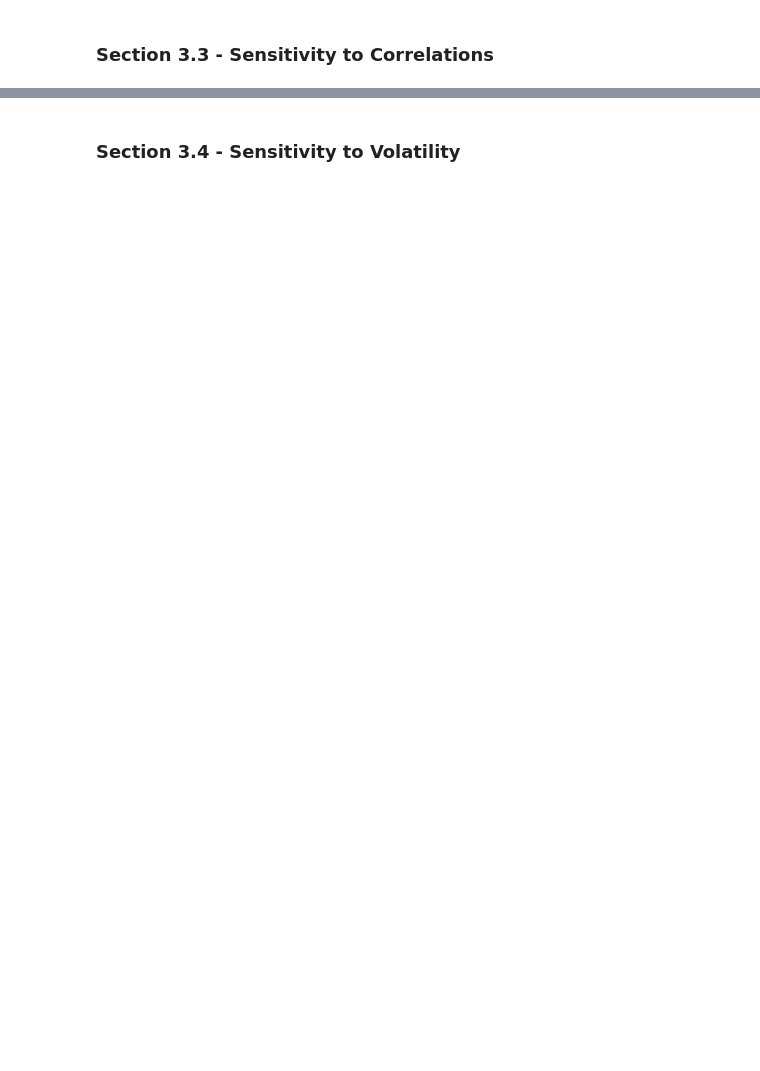
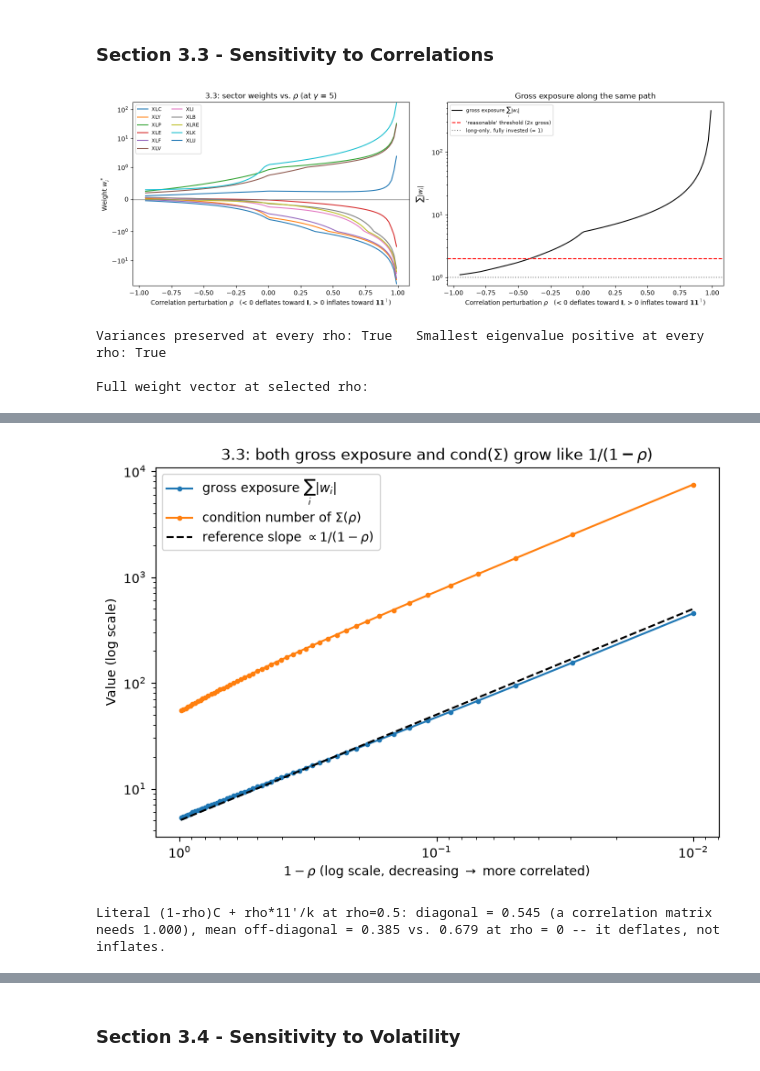
Before and after one commit to tzs7ch/stat4170-adam, a Jupyter notebook: case-studies/cs1/cs1_pipeline.ipynb, the cells around one changed output, grey strips where cells are left out. Cells and saved outputs as stored; diff of their text form; code cells hidden in the pictures; blank space fills up the shorter version.

```diff
--- a/case-studies/cs1/cs1_pipeline.ipynb
+++ b/case-studies/cs1/cs1_pipeline.ipynb
@@ -669,2 +937,79 @@ The important part is that this is entirely an estimation problem, not a propert
 # %% [markdown]
 ### Section 3.3 - Sensitivity to Correlations
+# %%
+# --- 3.3: Sigma = D C D, then perturb only C ---
+D_base = np.sqrt(np.diag(Sigma_base))                 # diag(sigma_1, ..., sigma_k)
+C_base = Sigma_base / np.outer(D_base, D_base)        # correlation matrix
+ONES_MAT = np.ones((K, K))
+OFFDIAG = ~np.eye(K, dtype=bool)
+
+
+def corr_perturbed(rho):
+    """C(rho): blend the estimated correlation matrix toward all-ones (rho > 0, inflate) or
+    toward the identity (rho < 0, deflate). Both targets are themselves correlation matrices,
+    so the diagonal stays exactly 1 -- the variances in Sigma(rho) = D C(rho) D are untouched --
+    and a convex combination of PSD matrices is PSD, so positive definiteness survives for |rho| < 1."""
+    target = ONES_MAT if rho >= 0 else np.eye(K)
+    return (1 - abs(rho)) * C_base + abs(rho) * target
+
+
+def sigma_perturbed(rho):
+    return np.outer(D_base, D_base) * corr_perturbed(rho)
+
+
+RHO_GRID = np.linspace(-0.95, 0.99, 100)
+W_rho = weight_path(RHO_GRID, lambda r: mpt_weights(mu_base, sigma_perturbed(r), GAMMA_BASE))
+
+diag_rho = plot_weight_path(
+    W_rho, r"Correlation perturbation $\rho$   (< 0 deflates toward $\mathbf{I}$, > 0 inflates toward $\mathbf{1}\mathbf{1}^\intercal$)",
+    rf"3.3: sector weights vs. $\rho$ (at $\gamma$ = {GAMMA_BASE:g})",
+    symlog_w=True, log_gross=True,
+)
+
+# The perturbation has to leave variances alone and stay positive definite -- check, don't assume.
+rho_checks = pd.DataFrame({
+    "avg off-diag corr": [corr_perturbed(r)[OFFDIAG].mean() for r in RHO_GRID],
+    "variances unchanged": [np.allclose(np.diag(sigma_perturbed(r)), np.diag(Sigma_base)) for r in RHO_GRID],
+    "min eigenvalue": [np.linalg.eigvalsh(sigma_perturbed(r)).min() for r in RHO_GRID],
+    "condition number": [np.linalg.cond(sigma_perturbed(r)) for r in RHO_GRID],
+}, index=RHO_GRID)
+print(f"Variances preserved at every rho: {rho_checks['variances unchanged'].all()}   "
+      f"Smallest eigenvalue positive at every rho: {(rho_checks['min eigenvalue'] > 0).all()}")
+
+RHO_SHOW = [-0.9, -0.5, 0.0, 0.5, 0.9, 0.99]
+rho_table = weight_path(RHO_SHOW, lambda r: mpt_weights(mu_base, sigma_perturbed(r), GAMMA_BASE)).T
+rho_table.columns = [f"rho={r:g}" for r in RHO_SHOW]
+print("\nFull weight vector at selected rho:")
+display(rho_table.round(2))
+summary_rho = path_diagnostics(weight_path(RHO_SHOW, lambda r: mpt_weights(mu_base, sigma_perturbed(r), GAMMA_BASE)))
+summary_rho["avg off-diag corr"] = [corr_perturbed(r)[OFFDIAG].mean() for r in RHO_SHOW]
+summary_rho["condition number"] = [np.linalg.cond(sigma_perturbed(r)) for r in RHO_SHOW]
+display(summary_rho.round(2))
+
+# Why it blows up: as rho -> 1 the k-1 "spread" eigenvalues of Sigma(rho) shrink like (1 - rho),
+# so Sigma(rho)^-1 -- and the weights, which live mostly in those directions -- grow like 1/(1 - rho).
+fig, ax = plt.subplots(figsize=(7, 5))
+pos = RHO_GRID > 0
+ax.plot(1 - RHO_GRID[pos], diag_rho["gross_leverage"].values[pos], marker=".", label=r"gross exposure $\sum_i|w_i|$")
+ax.plot(1 - RHO_GRID[pos], rho_checks["condition number"].values[pos], marker=".",
+        label=r"condition number of $\Sigma(\rho)$")
+ax.plot(1 - RHO_GRID[pos], 5.0 / (1 - RHO_GRID[pos]), color="black", linestyle="--",
+        label=r"reference slope $\propto 1/(1-\rho)$")
+ax.set_xscale("log"); ax.set_yscale("log")
+ax.invert_xaxis()
+ax.set_xlabel(r"$1 - \rho$ (log scale, decreasing $\rightarrow$ more correlated)")
+ax.set_ylabel("Value (log scale)")
+ax.set_title(r"3.3: both gross exposure and $\mathrm{cond}(\Sigma)$ grow like $1/(1-\rho)$")
+ax.legend()
+plt.tight_layout(); plt.show()
+
+# The prompt's literal C(rho) = (1-rho)C + rho*11'/k does not keep a unit diagonal, so it would
+# quietly rescale the variances -- the one thing 3.3 is supposed to hold fixed.
+lit_half = 0.5 * C_base + 0.5 * ONES_MAT / K
+print(f"\nLiteral (1-rho)C + rho*11'/k at rho=0.5: diagonal = {lit_half[0, 0]:.3f} (a correlation matrix needs 1.000), "
+      f"mean off-diagonal = {lit_half[OFFDIAG].mean():.3f} vs. {C_base[OFFDIAG].mean():.3f} at rho = 0 -- it deflates, not inflates.")
+# %% [output]
+[figure, added]
+Variances preserved at every rho: True   Smallest eigenvalue positive at every rho: True
+
+Full weight vector at selected rho:
@@ -670,0 +1035,2 @@ The important part is that this is entirely an estimation problem, not a propert
+[figure, added]
+Literal (1-rho)C + rho*11'/k at rho=0.5: diagonal = 0.545 (a correlation matrix needs 1.000), mean off-diagonal = 0.385 vs. 0.679 at rho = 0 -- it deflates, not inflates.
```
Also changed, not shown: parts of 18 cells of this notebook.
